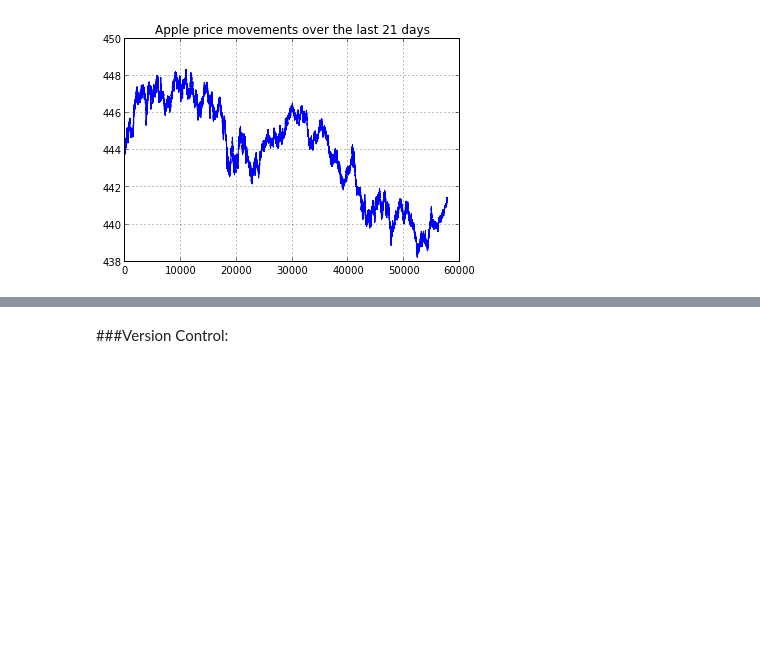
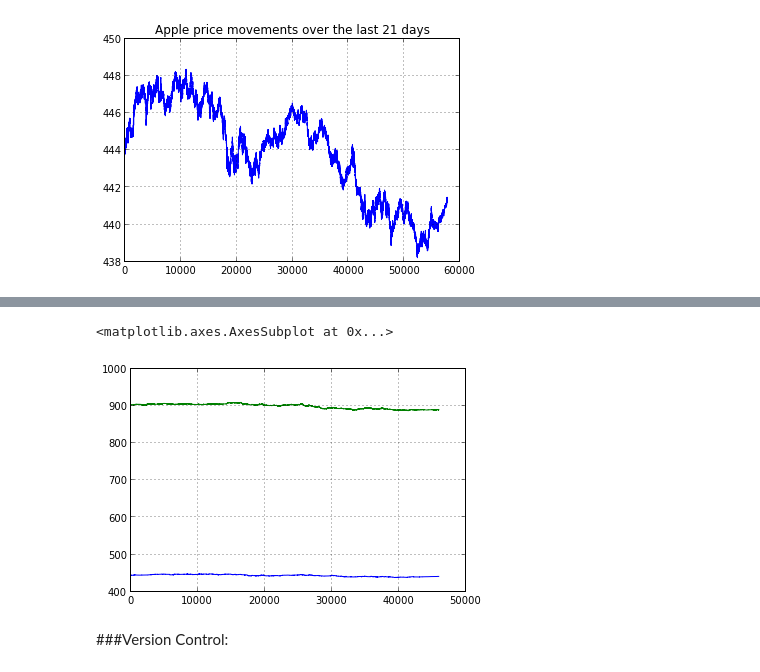
Before and after one commit to agconti/lime, a Jupyter notebook: lime_demo.ipynb, the cells around one changed output, grey strips where cells are left out. Cells and saved outputs as stored; diff of their text form; code cells hidden in the pictures; blank space fills up the shorter version.

```diff
--- a/lime_demo.ipynb
+++ b/lime_demo.ipynb
@@ -17,2 +32,2 @@ plt.title("Apple stock movements on: " + str(lime.start_date))
 # %%
-many = lime.get_many(begining_date=datetime.date(2013,5,22), end_date=datetime.date(2013,6,11), ticker='AAPL')
+APPL_many_days = lime.get_many(begining_date=datetime.date(2013,5,22), end_date=datetime.date(2013,6,11), ticker='AAPL')
@@ -25,3 +62,11 @@ plt.title('Apple price movements over the last 21 days')
+# %%
+import pandas
+df = pandas.merge(APPL_many_days, goog, on='time', suffixes=('_AAPL', '_GOOG'))
+df.price_AAPL.plot()
+df.price_GOOG.plot()
+# %% [output]
+<matplotlib.axes.AxesSubplot at 0x...>
+[figure, added]
 # %% [markdown]
 ###Version Control:
 # %%
```
Also changed, not shown: parts of 7 cells of this notebook.
